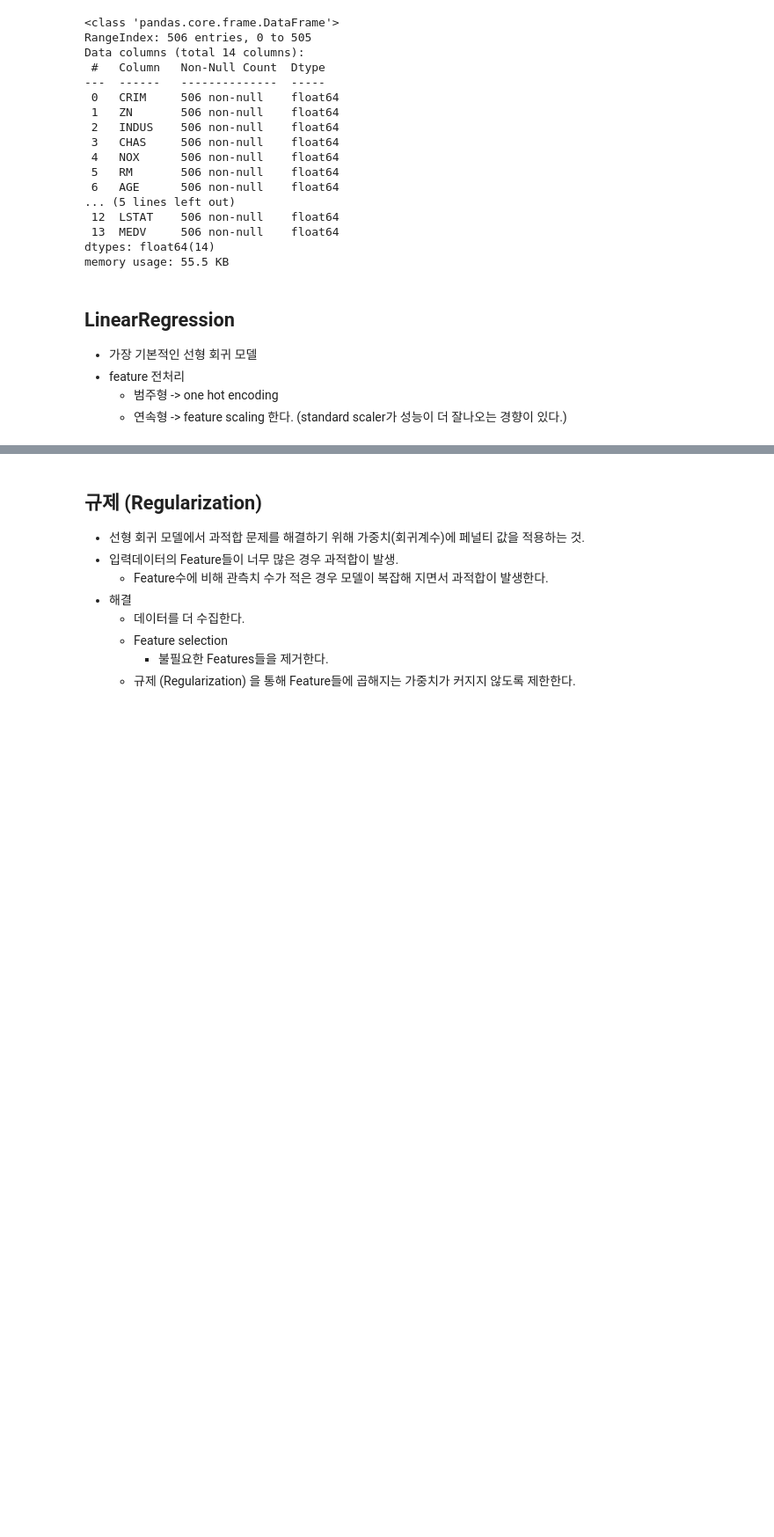
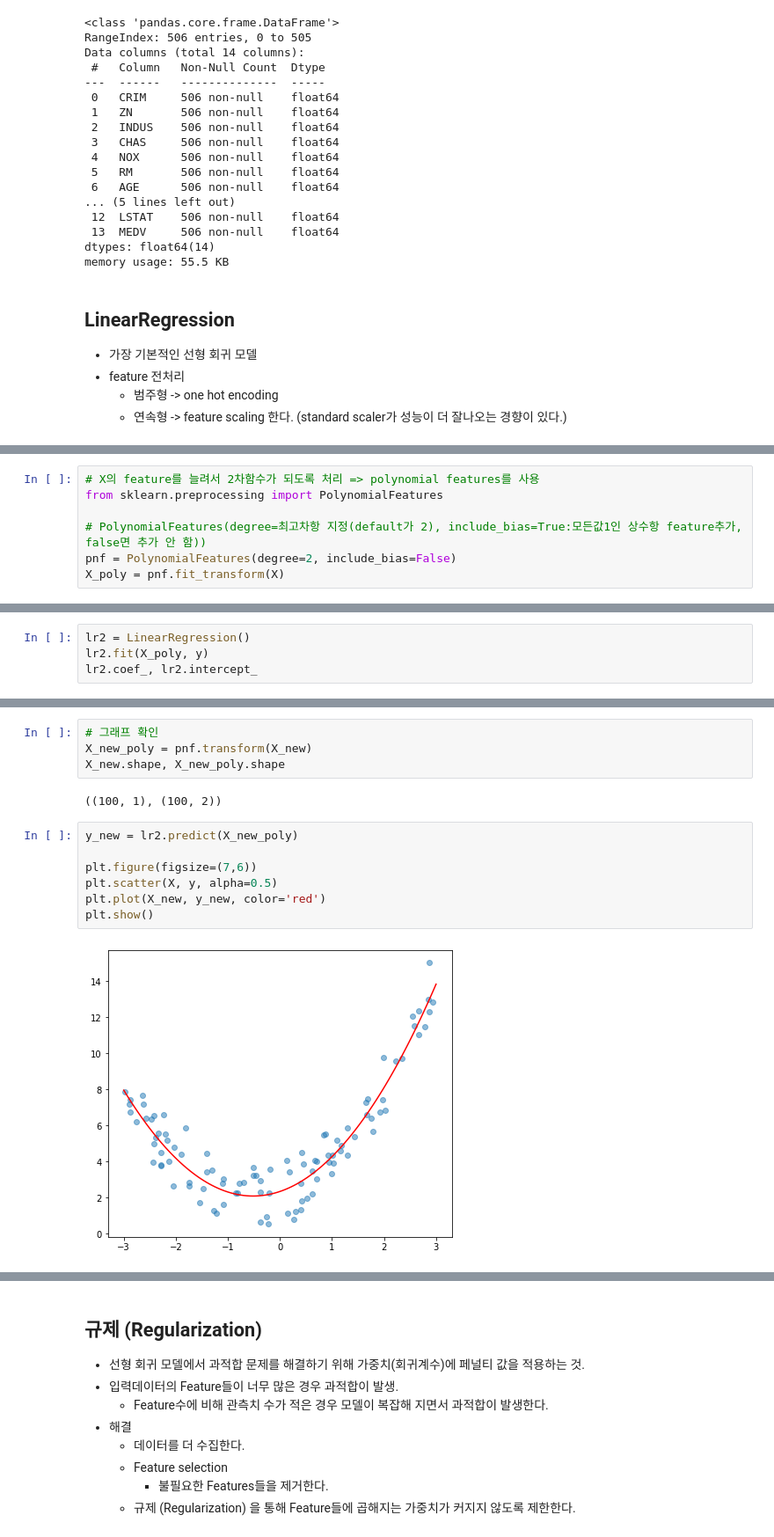
Before and after one commit to purple-cabbage0030/class_review, a Jupyter notebook: 11.MachineLearning/13_선형회귀.ipynb, the cells around one changed output, grey strips where cells are left out. Shown at 88% size. Cells and saved outputs as stored; diff of their text form; blank space fills up the shorter version.

```diff
--- a/11.MachineLearning/13_선형회귀.ipynb
+++ b/11.MachineLearning/13_선형회귀.ipynb
@@ -106,0 +294,7 @@ memory usage: 55.5 KB
+# %%
+# X의 feature를 늘려서 2차함수가 되도록 처리 => polynomial features를 사용
+from sklearn.preprocessing import PolynomialFeatures
+
+# PolynomialFeatures(degree=최고차항 지정(default가 2), include_bias=True:모든값1인 상수항 feature추가, false면 추가 안 함))
+pnf = PolynomialFeatures(degree=2, include_bias=False)
+X_poly = pnf.fit_transform(X)
@@ -106,0 +330,4 @@ memory usage: 55.5 KB
+# %%
+lr2 = LinearRegression()
+lr2.fit(X_poly, y)
+lr2.coef_, lr2.intercept_
@@ -106,0 +343,15 @@ memory usage: 55.5 KB
+# %%
+# 그래프 확인
+X_new_poly = pnf.transform(X_new)
+X_new.shape, X_new_poly.shape
+# %% [output]
+((100, 1), (100, 2))
+# %%
+y_new = lr2.predict(X_new_poly)
+
+plt.figure(figsize=(7,6))
+plt.scatter(X, y, alpha=0.5)
+plt.plot(X_new, y_new, color='red')
+plt.show()
+# %% [output]
+[figure, added]
```
Also changed, not shown: parts of 39 cells of this notebook.
